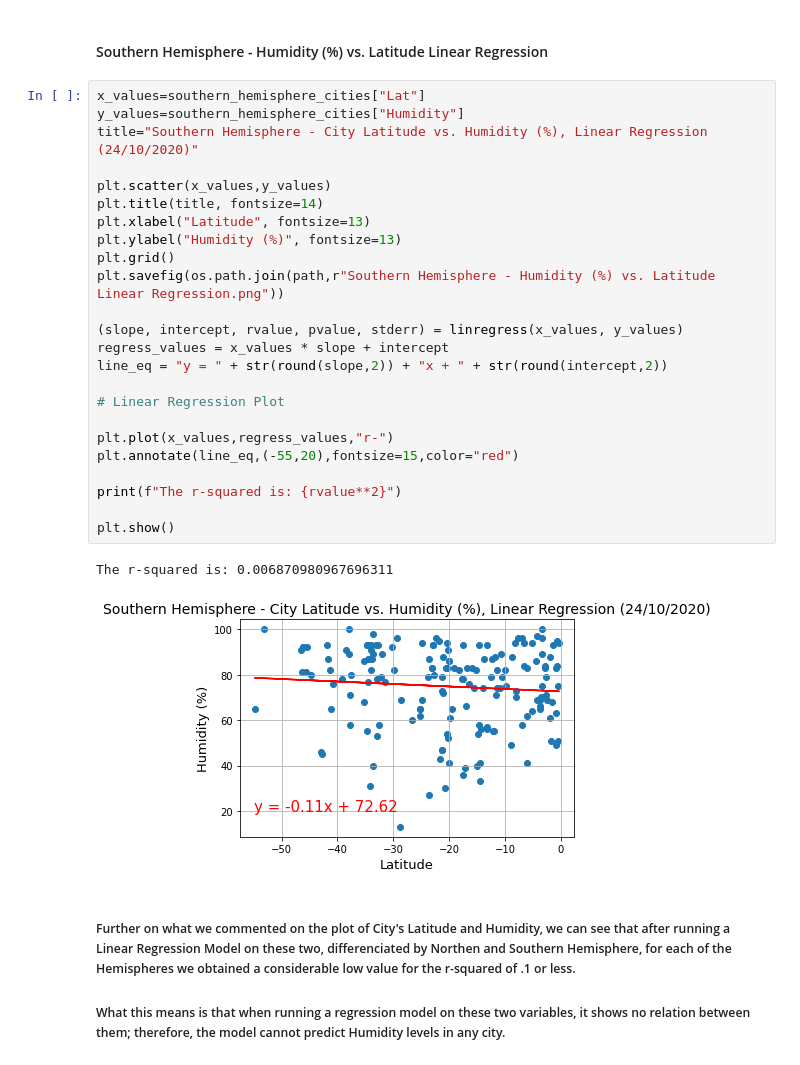
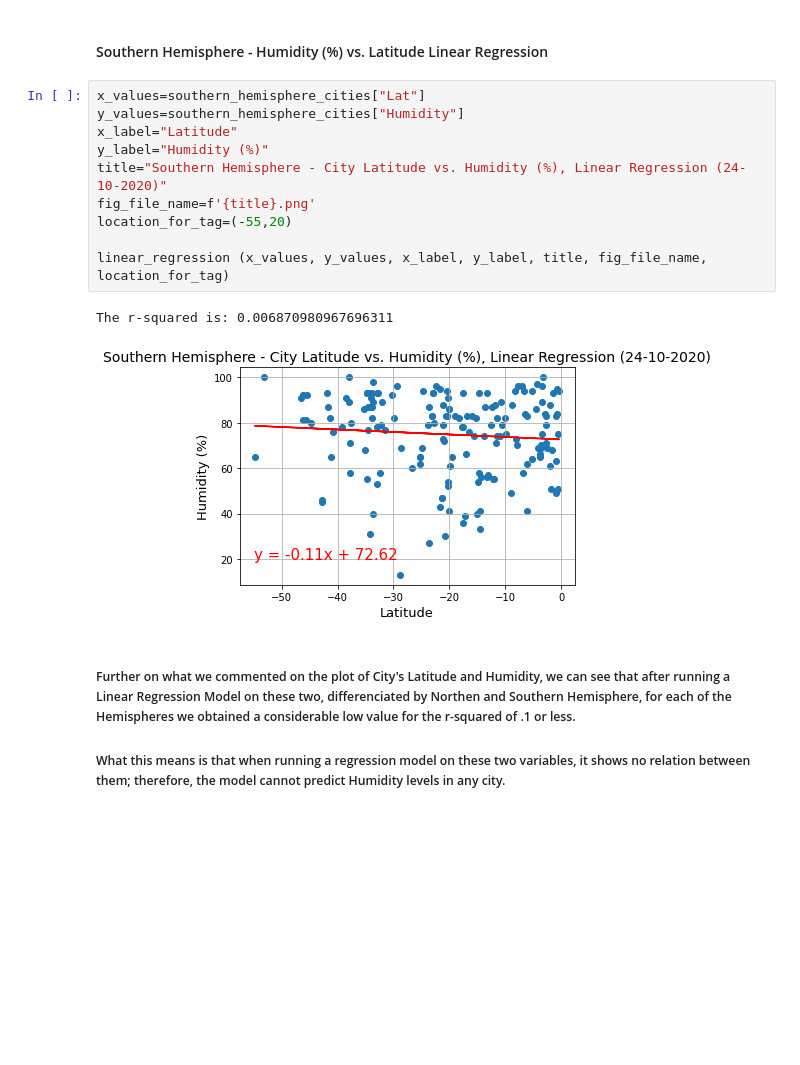
Before and after one commit to trezeget-1/Equator-Weather-Research, a Jupyter notebook: Instructions/starter_code/WeatherPy.ipynb, the cells around one changed output. Saved outputs shown, nothing was run; the diff lists cells and outputs as text; blank space fills up the shorter version.

```diff
--- a/Instructions/starter_code/WeatherPy.ipynb
+++ b/Instructions/starter_code/WeatherPy.ipynb
@@ -415,32 +396,18 @@ The r-squared is: 0.10468029777165236
 # %% [markdown]
 ####  Southern Hemisphere - Humidity (%) vs. Latitude Linear Regression
-# %%
-x_values=southern_hemisphere_cities["Lat"]
-y_values=southern_hemisphere_cities["Humidity"]
-title="Southern Hemisphere - City Latitude vs. Humidity (%), Linear Regression (24/10/2020)"
-
-plt.scatter(x_values,y_values)
-plt.title(title, fontsize=14)
-plt.xlabel("Latitude", fontsize=13)
-plt.ylabel("Humidity (%)", fontsize=13)
-plt.grid()
-plt.savefig(os.path.join(path,r"Southern Hemisphere - Humidity (%) vs. Latitude Linear Regression.png"))
-
-(slope, intercept, rvalue, pvalue, stderr) = linregress(x_values, y_values)
-regress_values = x_values * slope + intercept
-line_eq = "y = " + str(round(slope,2)) + "x + " + str(round(intercept,2))
-
-# Linear Regression Plot
-
-plt.plot(x_values,regress_values,"r-")
-plt.annotate(line_eq,(-55,20),fontsize=15,color="red")
-
-print(f"The r-squared is: {rvalue**2}")
-
-plt.show()
-# %% [output]
-The r-squared is: 0.006870980967696311
-[figure, removed]
+# %%
+x_values=southern_hemisphere_cities["Lat"]
+y_values=southern_hemisphere_cities["Humidity"]
+x_label="Latitude"
+y_label="Humidity (%)"
+title="Southern Hemisphere - City Latitude vs. Humidity (%), Linear Regression (24-10-2020)"
+fig_file_name=f'{title}.png'
+location_for_tag=(-55,20)
+
+linear_regression (x_values, y_values, x_label, y_label, title, fig_file_name, location_for_tag)
+# %% [output]
+The r-squared is: 0.006870980967696311
+[figure, added]
 # %% [markdown]
 ##### Further on what we commented on the plot of City's Latitude and Humidity, we can see that after running a Linear Regression Model on these two, differenciated by Northen and Southern Hemisphere, for each of the Hemispheres we obtained a considerable low value for the r-squared of .1 or less.
 
```
Also changed, not shown: parts of 16 cells of this notebook, 12 other files.
